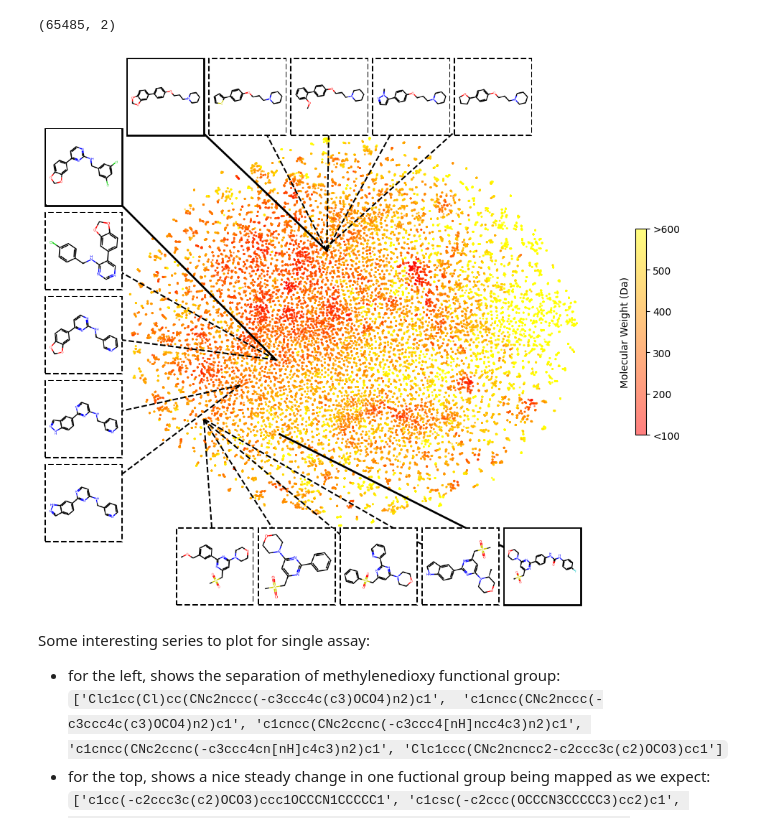
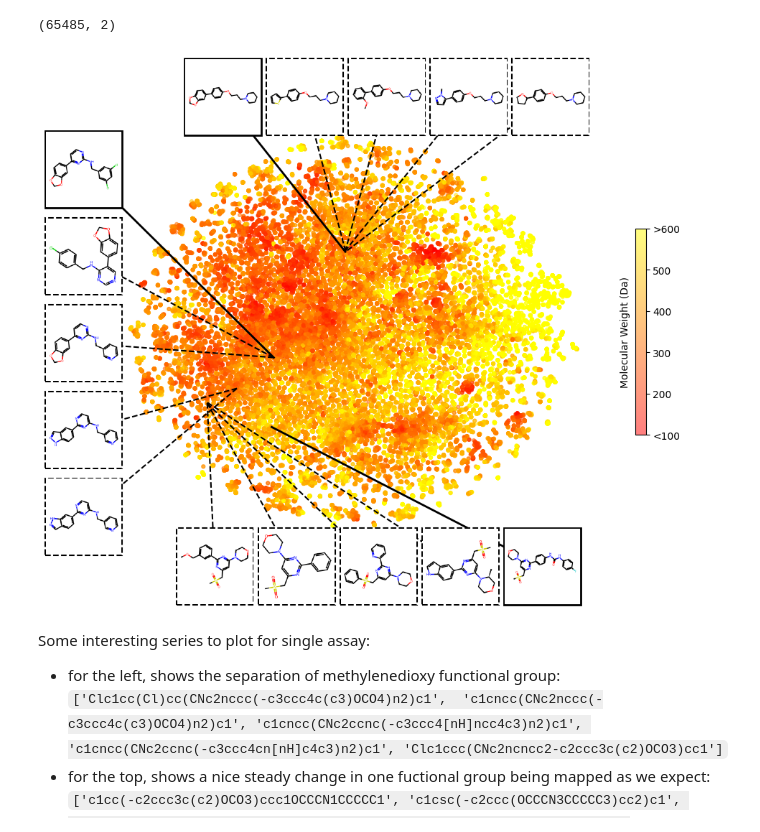
Before and after one commit to JacksonBurns/similaritybenchmark, a Jupyter notebook: projections.ipynb, the cells around one changed output. Cells and saved outputs as stored; diff of their text form; code cells hidden in the pictures.

```diff
--- a/projections.ipynb
+++ b/projections.ipynb
@@ -177,10 +179,9 @@ X_2d.shape
 # %%
 # Step 7: Plotting
 plt.figure(figsize=(10, 8))
-plt.scatter(X_2d[:, 0], X_2d[:, 1], s=1, alpha=0.5, c=weight_lookup, cmap='autumn')
-# image_y_offset = 0.0
-# image_spacing = 5  # Vertical spacing between images
-# plot_margin = 0.5    # Margin between plot and images
+base = plt.gca().transData
+rot = transforms.Affine2D().rotate_deg(0)
+plt.scatter(X_2d[:, 0], X_2d[:, 1], s=12, alpha=0.5, c=weight_lookup, cmap='autumn', transform=rot + base)
 
 # Get plot limits to position images relative to the plot
 x_min, x_max = plt.xlim()
@@ -196,7 +197,7 @@ y_max *= 1.1
 # Step 8: Add callouts for series_to_plot
 for series_number, series in enumerate(series_to_plot):
     if series_number == 0:  # top left
-        x = x_min + increment
+        x = x_min + increment * 1.7
         x_increment = increment
         y = y_max
         y_increment = 0.0
@@ -241,36 +242,36 @@ for series_number, series in enumerate(series_to_plot):
         imagebox = OffsetImage(img_arr, zoom=0.5)
         ab = AnnotationBbox(imagebox, (x, y),
                             frameon=True, pad=0.1,
                             bboxprops=dict(facecolor='white', linestyle=linestyle, linewidth=width),
                             boxcoords="data",
-                            xycoords="data")
+                            xycoords="data", transform=rot + base)
         plt.gca().add_artist(ab)
 
         # Draw a line from the image to the corresponding point
         plt.plot([embedding_2d[0], x],
-                [embedding_2d[1], y], color + linestyle, linewidth=width)
+                [embedding_2d[1], y], color + linestyle, linewidth=width, transform=rot + base)
 
         x += x_increment
         y += y_increment
 
 plt.clim(100, 600)
 cbar = plt.colorbar(shrink=0.4, location="right")
 cbar.set_label('Molecular Weight (Da)', rotation=90, labelpad=5)
 ticklabels = list(map(lambda t: str(int(t)), cbar.get_ticks()))
 ticklabels[0] = "<" + ticklabels[0]
 ticklabels[-1] = ">" + ticklabels[-1]
 cbar.set_ticklabels(ticklabels)
 
 # Set the label's position to the center on the left side
 cbar.ax.yaxis.set_label_position('left')  # Move the label to the left of the colorbar
 cbar.ax.yaxis.label.set_position((-0.1, 0.5))  # Move label to the center vertically
 
 plt.axis('off')
 plt.tight_layout()
 plt.savefig(Path(f"results/{benchmark}_projection.png"), dpi=600)
 plt.show()
 # %% [output]
-[figure, old version]
+[figure, new version]
 # %% [markdown]
 Some interesting series to plot for single assay:
  - for the left, shows the separation of methylenedioxy functional group: `['Clc1cc(Cl)cc(CNc2nccc(-c3ccc4c(c3)OCO4)n2)c1',  'c1cncc(CNc2nccc(-c3ccc4c(c3)OCO4)n2)c1', 'c1cncc(CNc2ccnc(-c3ccc4[nH]ncc4c3)n2)c1', 'c1cncc(CNc2ccnc(-c3ccc4cn[nH]c4c3)n2)c1', 'Clc1ccc(CNc2ncncc2-c2ccc3c(c2)OCO3)cc1']`
```
Also changed, not shown: parts of 3 cells of this notebook.
